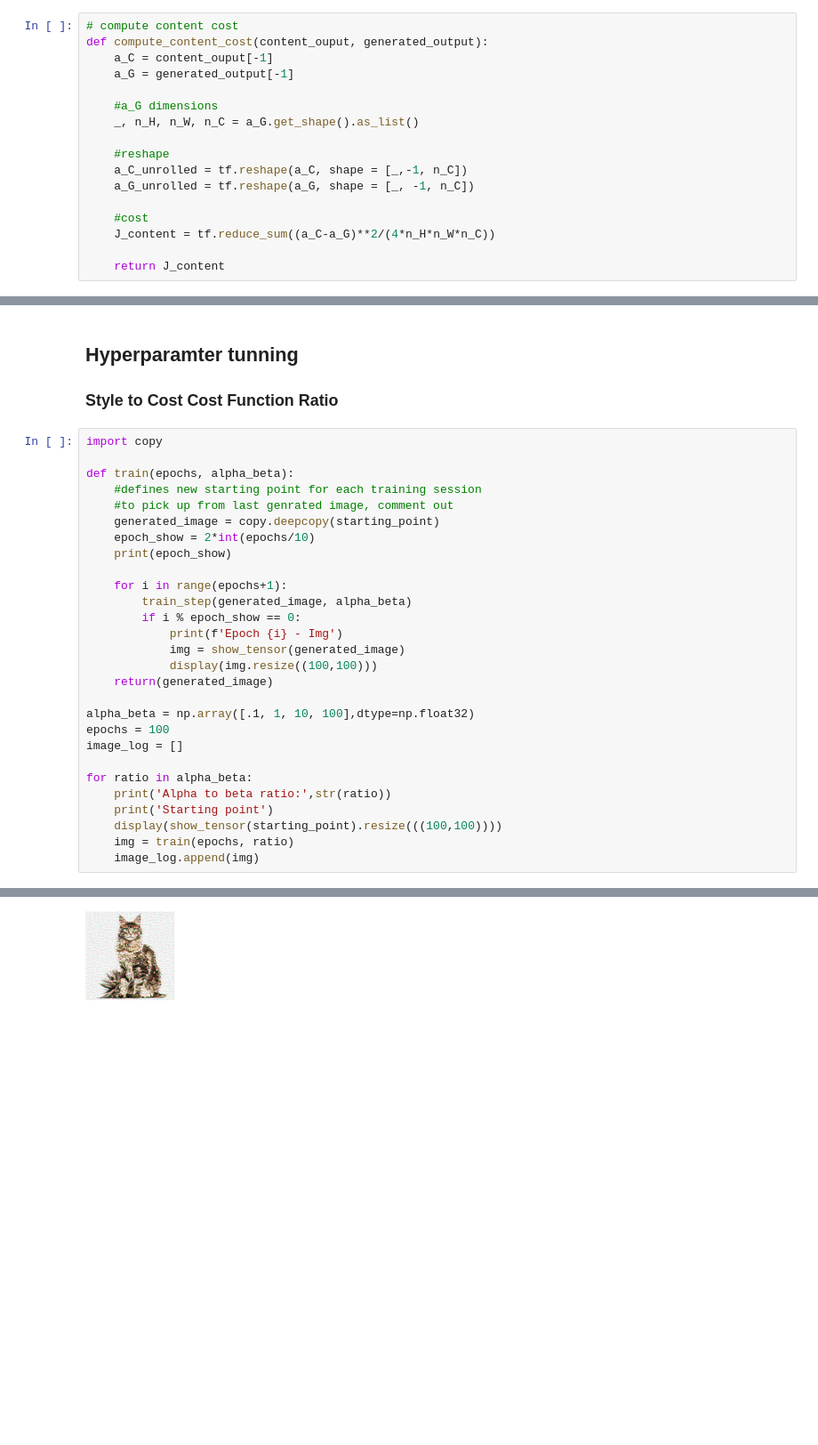
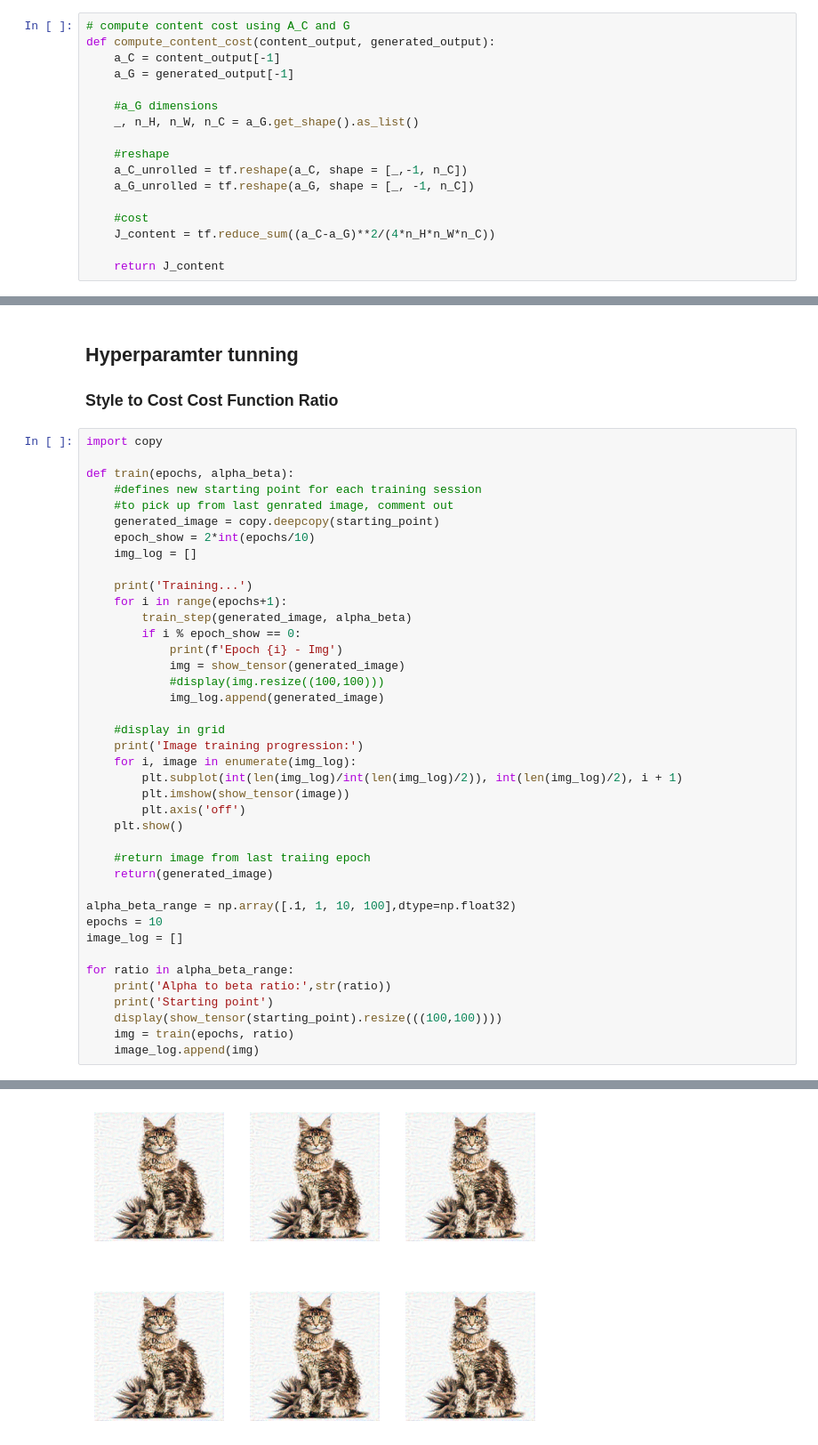
Before and after one commit to NinaCilliers/style_transfer, a Jupyter notebook: style_transfer.ipynb, the cells around one changed output, grey strips where cells are left out. Shown at 89% size. Saved outputs shown, nothing was run; the diff lists cells and outputs as text; blank space fills up the shorter version.

Commit message:
added grid display for fine tuning

```diff
--- a/style_transfer.ipynb
+++ b/style_transfer.ipynb
@@ -139,9 +139,9 @@ style_targets = vgg_model_outputs(style_image)     # Style encoder
 # %% [markdown]
 ## Cost functions
 # %%
-# compute content cost
-def compute_content_cost(content_ouput, generated_output):
-    a_C = content_ouput[-1]
+# compute content cost using A_C and G
+def compute_content_cost(content_output, generated_output):
+    a_C = content_output[-1]
     a_G = generated_output[-1]
 
     #a_G dimensions
@@ -243,21 +243,33 @@ def train(epochs, alpha_beta):
     #to pick up from last genrated image, comment out
     generated_image = copy.deepcopy(starting_point)
     epoch_show = 2*int(epochs/10)
-    print(epoch_show)
+    img_log = []
 
+    print('Training...')
     for i in range(epochs+1):
         train_step(generated_image, alpha_beta)
         if i % epoch_show == 0:
             print(f'Epoch {i} - Img')
             img = show_tensor(generated_image)
-            display(img.resize((100,100)))
+            #display(img.resize((100,100)))
+            img_log.append(generated_image)
+
+    #display in grid
+    print('Image training progression:')
+    for i, image in enumerate(img_log):
+        plt.subplot(int(len(img_log)/int(len(img_log)/2)), int(len(img_log)/2), i + 1)
+        plt.imshow(show_tensor(image))
+        plt.axis('off')
+    plt.show()
+
+    #return image from last traiing epoch
     return(generated_image)
 
-alpha_beta = np.array([.1, 1, 10, 100],dtype=np.float32)
-epochs = 100
+alpha_beta_range = np.array([.1, 1, 10, 100],dtype=np.float32)
+epochs = 10
 image_log = []
 
-for ratio in alpha_beta:
+for ratio in alpha_beta_range:
     print('Alpha to beta ratio:',str(ratio))
     print('Starting point')
     display(show_tensor(starting_point).resize(((100,100))))
@@ -272 +290 @@ Epoch 0 - Img
-[figure, old version]
+[figure, new version]
```
Also changed, not shown: parts of 10 cells of this notebook.
